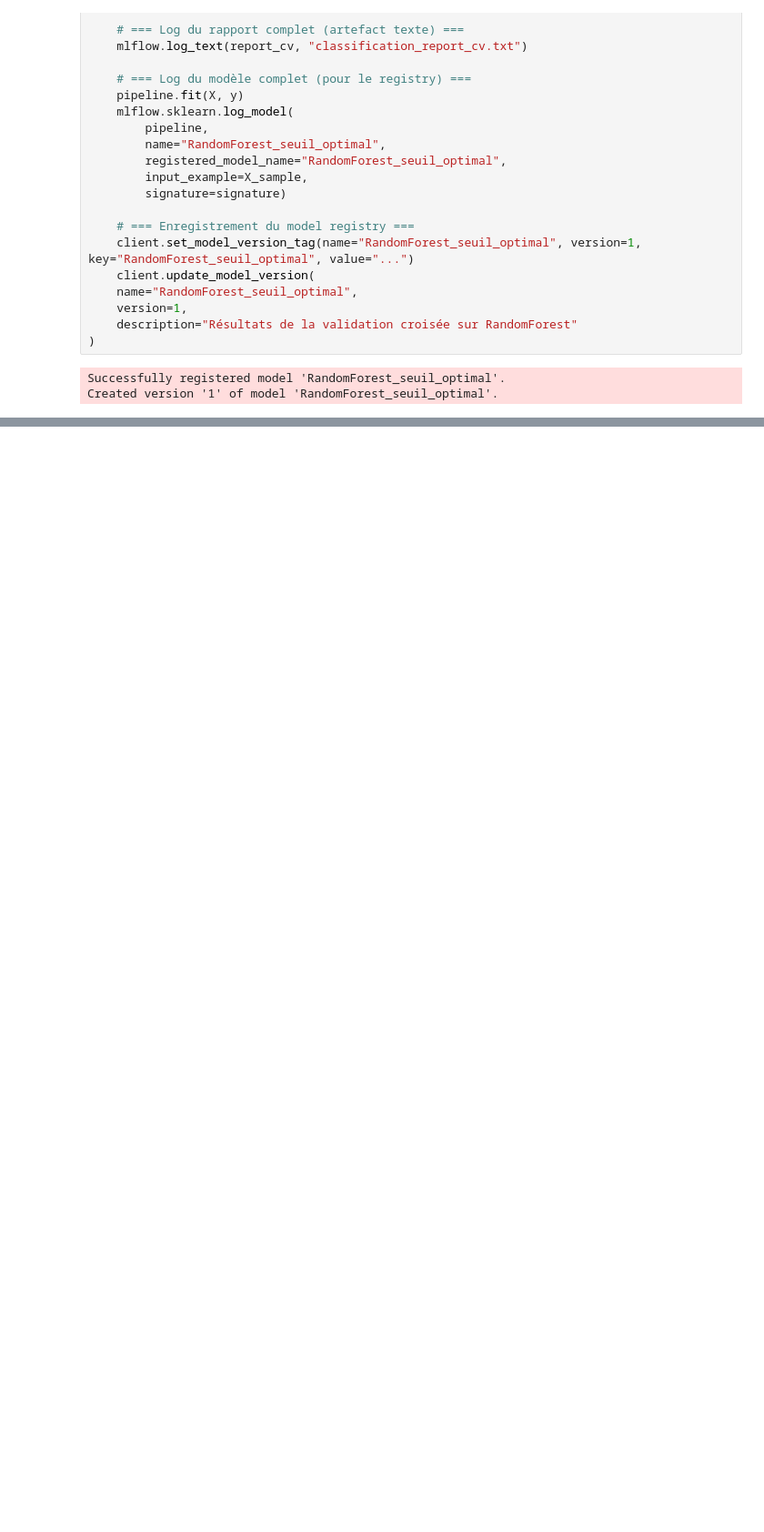
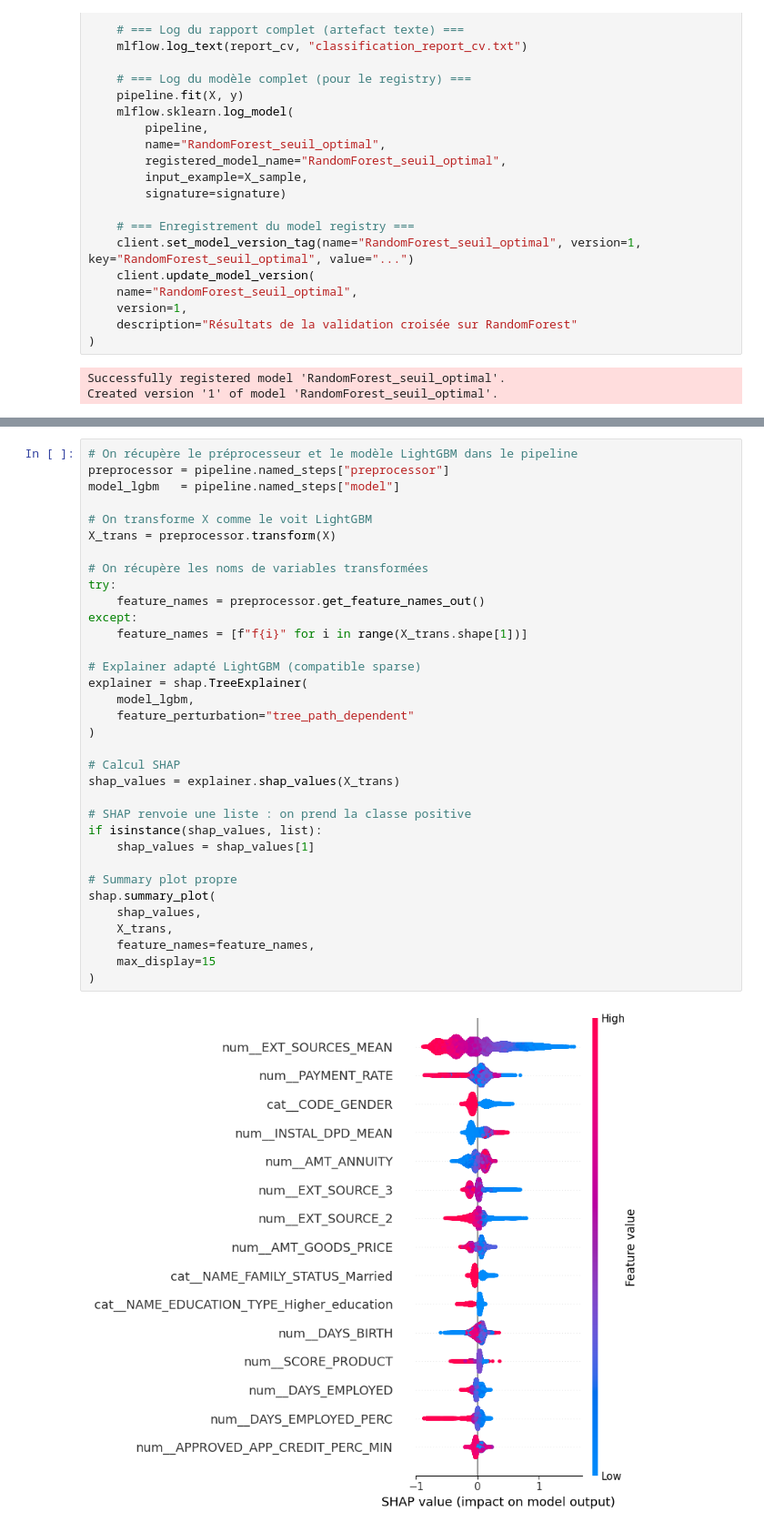
Before and after one commit to SCFlorian/Modele_scoring_MLFlow, a Jupyter notebook: notebooks/notebook_3_modelisation.ipynb, the cells around one changed output, grey strips where cells are left out. Shown at 91% size. Drawn from its saved outputs; the diff is of its cells as text; blank space fills up the shorter version.

```diff
--- a/notebooks/notebook_3_modelisation.ipynb
+++ b/notebooks/notebook_3_modelisation.ipynb
@@ -1719,0 +1501,36 @@ Created version '1' of model 'RandomForest_seuil_optimal'.
+# %%
+# On récupère le préprocesseur et le modèle LightGBM dans le pipeline
+preprocessor = pipeline.named_steps["preprocessor"]
+model_lgbm   = pipeline.named_steps["model"]
+
+# On transforme X comme le voit LightGBM
+X_trans = preprocessor.transform(X)
+
+# On récupère les noms de variables transformées
+try:
+    feature_names = preprocessor.get_feature_names_out()
+except:
+    feature_names = [f"f{i}" for i in range(X_trans.shape[1])]
+
+# Explainer adapté LightGBM (compatible sparse)
+explainer = shap.TreeExplainer(
+    model_lgbm,
+    feature_perturbation="tree_path_dependent"
+)
+
+# Calcul SHAP
+shap_values = explainer.shap_values(X_trans)
+
+# SHAP renvoie une liste : on prend la classe positive
+if isinstance(shap_values, list):
+    shap_values = shap_values[1]
+
+# Summary plot propre
+shap.summary_plot(
+    shap_values,
+    X_trans,
+    feature_names=feature_names,
+    max_display=15
+)
+# %% [output]
+[figure, added]
```
Also changed, not shown: parts of 20 cells of this notebook, 1 other file.
